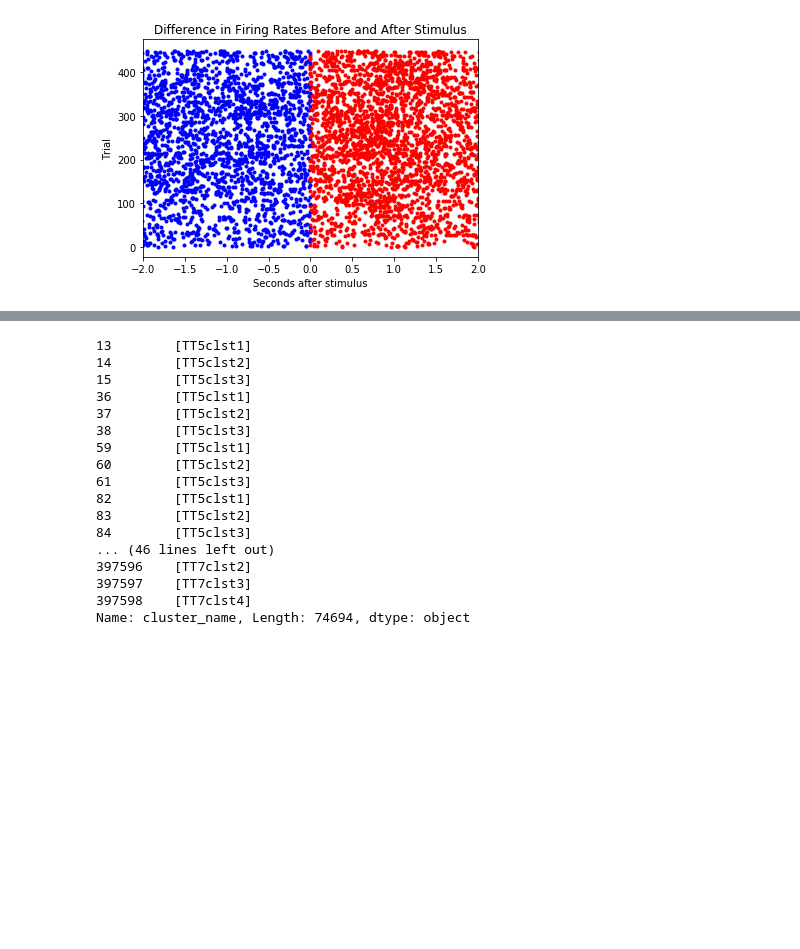
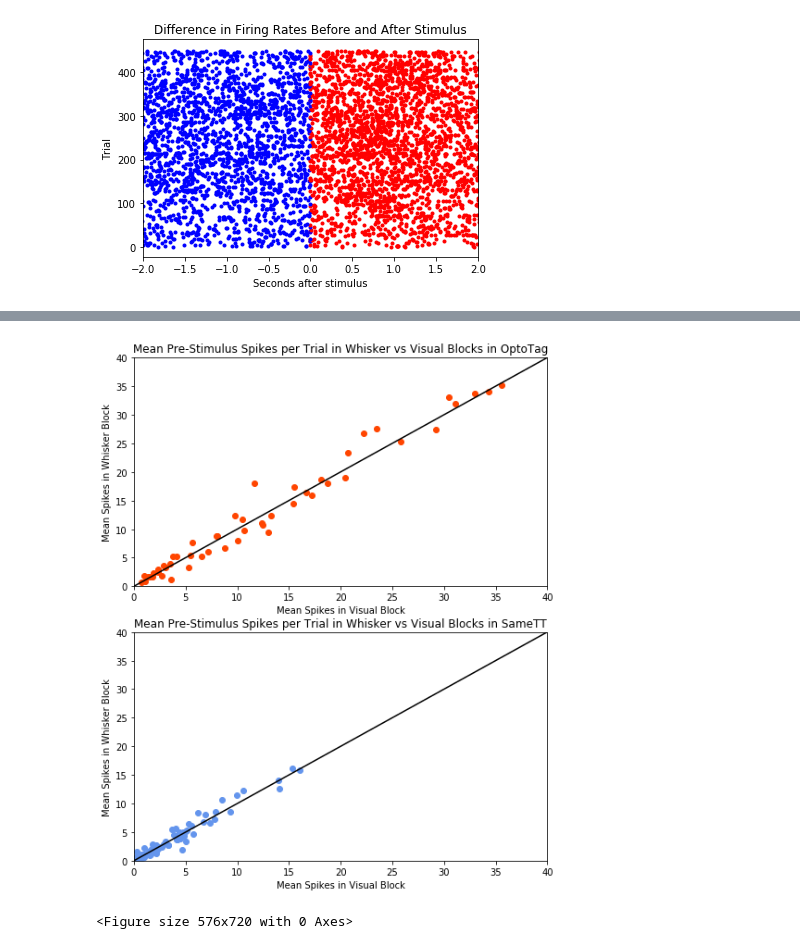
Before and after one commit to maimechevee/Undergrads, a Jupyter notebook: AC-Scripts/AC_DiffFiringRates.ipynb, the cells around one changed output, grey strips where cells are left out. Drawn from its saved outputs; the diff is of its cells as text; code cells hidden in the pictures; blank space fills up the shorter version.

Commit message:
added saving to pdf and colors to difffiringrates

```diff
--- a/AC-Scripts/AC_DiffFiringRates.ipynb
+++ b/AC-Scripts/AC_DiffFiringRates.ipynb
@@ -211,20 +223,27 @@ plt.scatter(vis_unit_mean, som_unit_mean)
-# %%
-print(master_log['cluster_name'])
-# %% [output]
-13        [TT5clst1]
-14        [TT5clst2]
-15        [TT5clst3]
-36        [TT5clst1]
-37        [TT5clst2]
-38        [TT5clst3]
-59        [TT5clst1]
-60        [TT5clst2]
-61        [TT5clst3]
-82        [TT5clst1]
-83        [TT5clst2]
-84        [TT5clst3]
-... (46 lines left out)
-397596    [TT7clst2]
-397597    [TT7clst3]
-397598    [TT7clst4]
-Name: cluster_name, Length: 74694, dtype: object
+# %%
+def print_plots(mice, category, pdf_name, color):
+    pdf = PdfPages("../AC-Graphs/" + pdf_name + ".pdf")
+
+    fig = plt.figure()
+    fig.set_figheight(10)
+    fig.set_figwidth(8)
+    k=1
+    for c in category:
+        make_plot(mice, c, fig, loc = (2,1,k), color = color[k-1])
+        k += 1
+        if (k > 2):
+            pdf.savefig(fig)
+            fig = plt.figure()
+            fig.set_figheight(10)
+            fig.set_figwidth(8)
+            k = 1
+
+    if (k == 2):
+        pdf.savefig(fig)
+
+    pdf.close()
+# %%
+print_plots(np.array(['Claustrum18', 'Claustrum23', 'Claustrum25']), ['OptoTag', 'SameTT'], 'prestim_firing_rates', ['orangered', 'cornflowerblue'])
+# %% [output]
+[figure, added]
+<Figure size 576x720 with 0 Axes>
```
Also changed, not shown: parts of 2 cells of this notebook, 1 other file.
